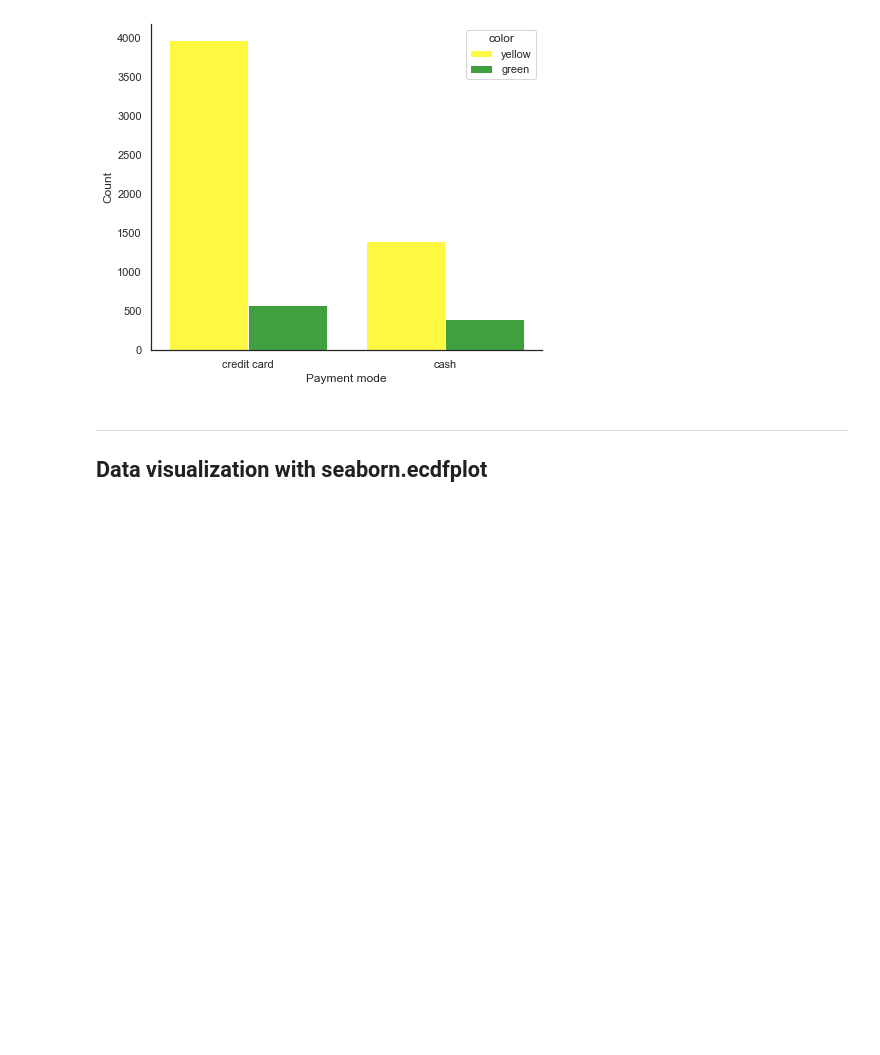
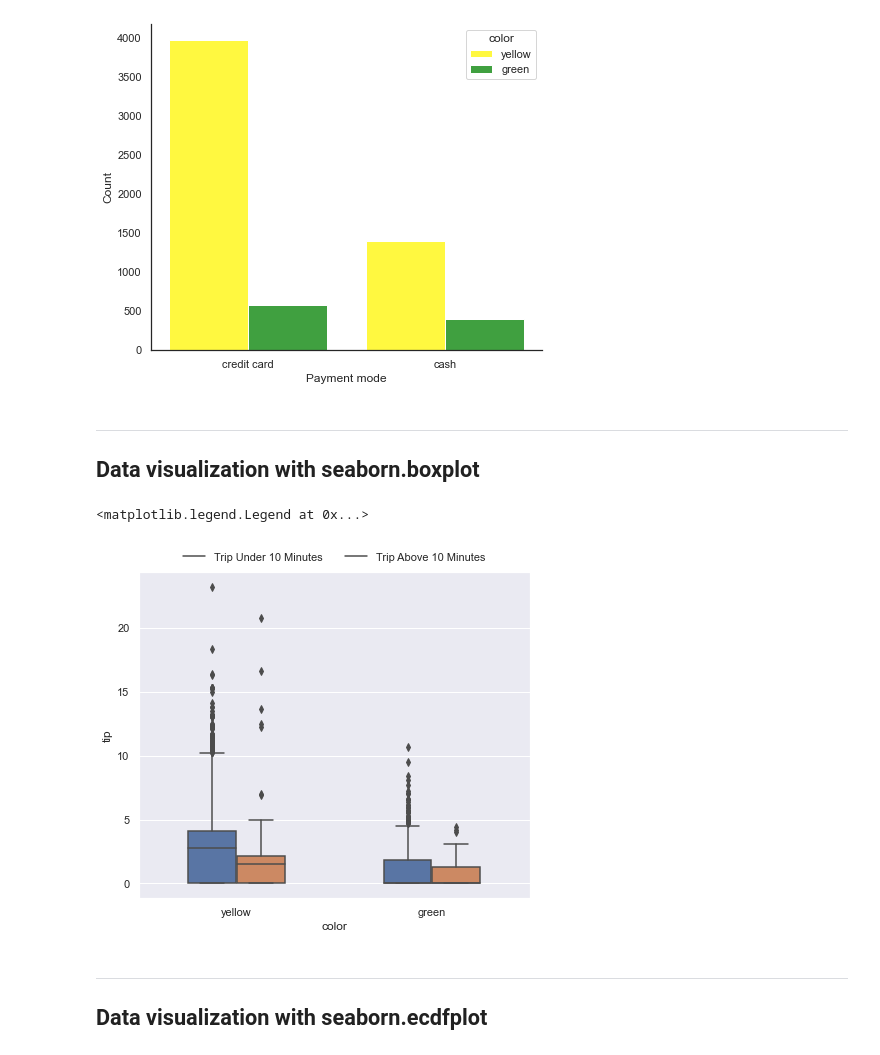
Before and after one commit to hyoaru/dsa-libraries-test, a Jupyter notebook: seaborn.ipynb, the cells around one changed output. Drawn from its saved outputs; the diff is of its cells as text; code cells hidden in the pictures; blank space fills up the shorter version.

Commit message:
[add] visualization with seaborn.boxplot

```diff
--- a/seaborn.ipynb
+++ b/seaborn.ipynb
@@ -156,6 +156,28 @@ plt.xlabel('Payment mode')
 sns.despine()
 # %% [output]
 [figure]
+# %% [markdown]
+---
+## Data visualization with seaborn.boxplot
+# %%
+trip_duration_filter = taxis_dataframe['trip_duration_minute'] <= 10
+taxis_dataframe = taxis_dataframe.assign(trip_under_10 = trip_duration_filter)
+# %%
+sns.set_style('darkgrid')
+ax = sns.boxplot(
+    x='color',
+    y='tip',
+    hue='trip_under_10',
+    width=.5,
+    data=taxis_dataframe,
+)
+
+ax.legend(['Trip Under 10 Minutes', 'Trip Above 10 Minutes'], loc='lower center', bbox_to_anchor=(.5, 1), ncol=3, title=None, frameon=False,)
+# plt.axhline(1500, c='black');
+# plt.axvline(30,c='black')
+# %% [output]
+<matplotlib.legend.Legend at 0x...>
+[figure, added]
 # %% [markdown]
 ---
 ## Data visualization with seaborn.ecdfplot
```
